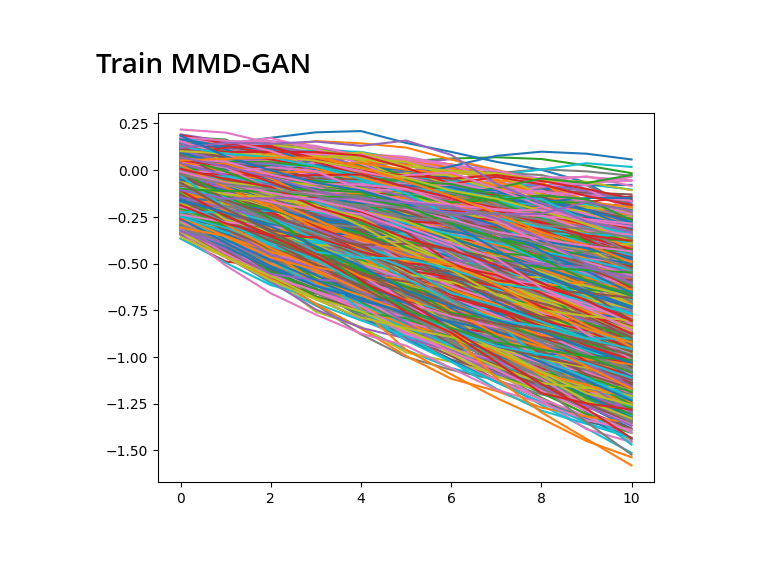
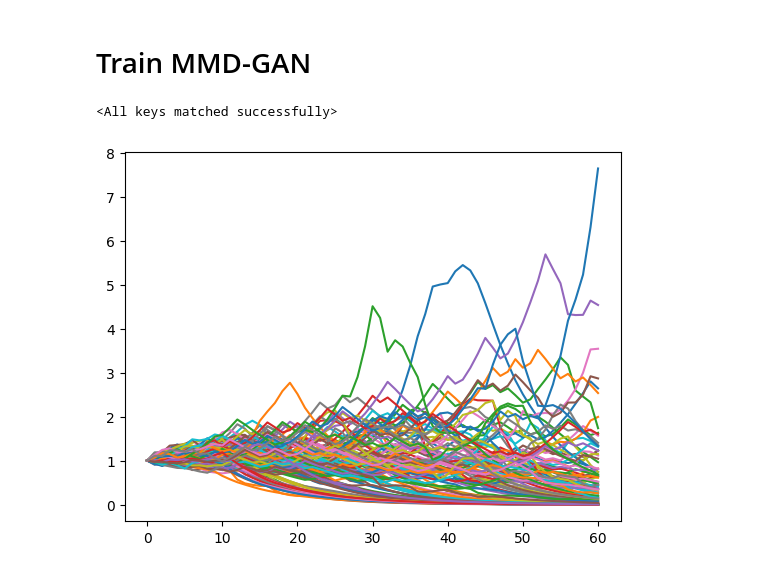
Before and after one commit to justinhou95/Generative-Model-Signature-MMD, a Jupyter notebook: train_model_bs.ipynb, the cells around one changed output. Drawn from its saved outputs; the diff is of its cells as text; code cells hidden in the pictures; blank space fills up the shorter version.

```diff
--- a/train_model_bs.ipynb
+++ b/train_model_bs.ipynb
@@ -70,15 +67,15 @@ memory usage: 57.1 KB
 batch_size = 256 # number of samples in each batch
 sample_len = 61 # length of each sample
 sample_model = 'Realdt' # GBM, Heston, OU, RealData, Realdt, spx_rates
-lead_lag = True # whether to use lead lag transformation
+lead_lag = False # whether to use lead lag transformation
 lags = [1] # number of lags to use for lead lag transformation: int or list[int]
 seed = 42
 
 
 # BS
-batch_size = 256 # number of samples in each batch
+batch_size = 64 # number of samples in each batch
 sample_len = 61 # length of each sample
-stride = 1
+stride = 60
 
 
 # real data parameters
@@ -88,7 +85,7 @@ stride = 1
 # %%
 # signature kernel
 static_kernel_type = 'rq' # type of static kernel to use - rbf, rbfmix, rq, rqmix, rqlinear for
-n_levels = 10 # number of levels in the truncated signature kernel
+n_levels = 5 # number of levels in the truncated signature kernel
 
 # generator
 seq_dim = 1 # dimension of sequence vector
@@ -96,11 +93,11 @@ activation = 'Tanh' # pytorch names e.g. Tanh, ReLU. NOTE: does NOT change trans
 hidden_size = 64
 n_lstm_layers = 1 # number of LSTM layers
 conditional = True # feed in history for LSTM generators
-hist_len = 50
+hist_len = 11
 # %%
-noise_dim = 4 # dimension of noise vector
+noise_dim = 1 # dimension of noise vector
 ma = True # whether to use MA noise generator fitted to log returns gaussianized by Lambert W transformation
-ma_p = 20
+ma_p = 5
 # %% [markdown]
 ### Training Related
 # %%
@@ -187,29 +184,35 @@ torch.Size([256, 60, 4])
 # %%
 # train(generator, kernel, dataloader, rng, writer, device, **{**train_params, **model_params, **data_params})
 # %%
-dict = torch.load('runs/Sep01_20-18-02_ada-29_rq_10/generator.pt', map_location=torch.device('cpu'))
+from copy import deepcopy
+generator0 = deepcopy(generator)
+
+dict = torch.load('runs/Sep03_07-58-53_mbp-hous.local_rq_5/generator.pt', map_location=torch.device('cpu'))
+generator.load_state_dict(dict)
+# %% [output]
+<All keys matched successfully>
 # %%
 with torch.no_grad():
     for X in tqdm(dataloader):
         if ma: # ma noise is generated for each batch within dataset class
             X, noise = X
             if noise.device != device: noise = noise.to(device)
         else: # Gaussian noise is generated for each batch
-            noise = torch.tensor(rng.normal(size=(batch_size, sample_len-1, noise_dim)), device=device, dtype=dtype, requires_grad=False)
+            noise = torch.tensor(rng.normal(size=(batch_size, sample_len-1, noise_dim)), device=device, dtype=torch.float32, requires_grad=False)
         X = X.to(device)
 
         t = X[:,:,:1] # time dimension of path is always first series of the last dim
         if conditional:
             hist_x = X[:,:hist_len,1:] # history portion of path
-            output = generator(noise, t, hist_x=hist_x)
+            output = generator0(noise, t, hist_x=hist_x)
             output = torch.cat([t, output], axis=-1) # concatenate time and history + generated path along time series value dimension
             # remove history portion from X and output to compute MMD only on generated path
             X = X[:,hist_len:,:]
-            output = output[:,hist_len:,:]
+            # output = output[:,hist_len:,:]
         else:
             output = generator(noise, t)
             output = torch.cat([t, output], axis=-1) # concatenate time and generated path along time series value dimension
 
-        plt.plot(output[:,:,1].T)
+        plt.plot(output.exp()[:,:,1].cpu().T)
 # %% [output]
-[figure, old version]
+[figure, new version]
```
Also changed, not shown: parts of 7 cells of this notebook, 44 other files.
